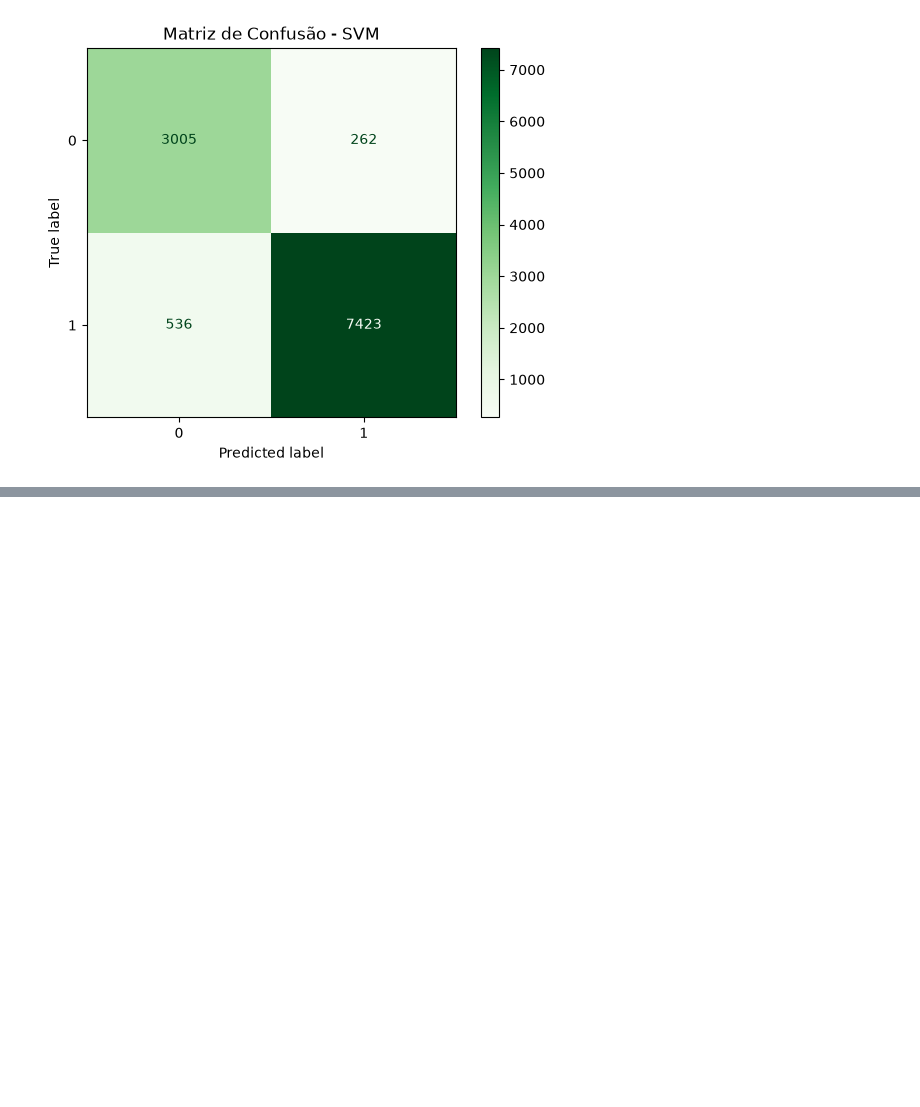
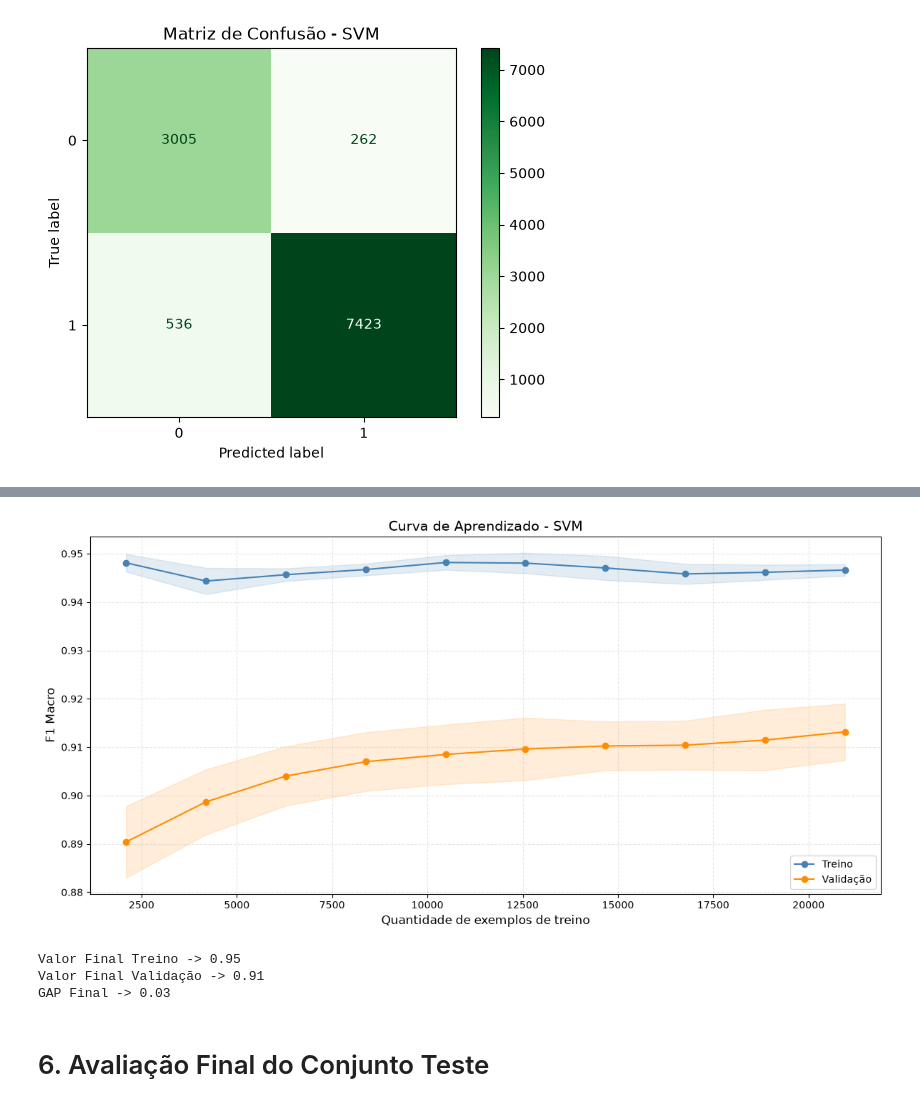
Before and after one commit to RenanTrevelim/olist-nlp-audit, a Jupyter notebook: notebooks/02_tfidf_models.ipynb, the cells around one changed output, grey strips where cells are left out. Saved outputs shown, nothing was run; the diff lists cells and outputs as text; code cells hidden in the pictures; blank space fills up the shorter version.

```diff
--- a/notebooks/02_nlp_audit.ipynb
+++ b/notebooks/02_tfidf_models.ipynb
@@ -434,0 +582,48 @@ plt.show()
+# %%
+train_sizes, train_scores, val_scores = learning_curve(
+    estimator=modelo_svm_otimizado,
+    X=X_treino,
+    y=y_treino,
+    cv=cv,
+    train_sizes=np.linspace(0.1, 1.0, 10),
+    scoring="f1_macro",
+    n_jobs=-1
+)
+
+train_mean = train_scores.mean(axis=1)
+train_std = train_scores.std(axis=1)
+
+val_mean = val_scores.mean(axis=1)
+val_std = val_scores.std(axis=1)
+# %%
+plt.figure(figsize=(12, 6))
+
+# Curva de treino
+plt.plot(train_sizes, train_mean, marker="o", color="steelblue", label="Treino")
+plt.fill_between(train_sizes, train_mean - train_std, train_mean + train_std, color="steelblue", alpha=0.15)
+
+# Curva de validação
+plt.plot(train_sizes, val_mean, marker="o", color="darkorange", label="Validação")
+plt.fill_between(train_sizes, val_mean - val_std, val_mean + val_std, color="darkorange", alpha=0.15)
+
+plt.title("Curva de Aprendizado - SVM", fontsize=14)
+plt.xlabel("Quantidade de exemplos de treino", fontsize=12)
+plt.ylabel("F1 Macro", fontsize=12)
+plt.legend()
+plt.grid(True, linestyle="--", alpha=0.3)
+plt.tight_layout()
+plt.show()
+# %% [output]
+[figure, added]
+# %%
+gap_final = train_mean[-1] - val_mean[-1]
+
+print(f"Valor Final Treino -> {train_mean[-1]:.2f}")
+print(f"Valor Final Validação -> {val_mean[-1]:.2f}")
+print(f"GAP Final -> {gap_final:.2f}")
+# %% [output]
+Valor Final Treino -> 0.95
+Valor Final Validação -> 0.91
+GAP Final -> 0.03
+# %% [markdown]
+# 6. Avaliação Final do Conjunto Teste
```
Also changed, not shown: parts of 17 cells of this notebook.
